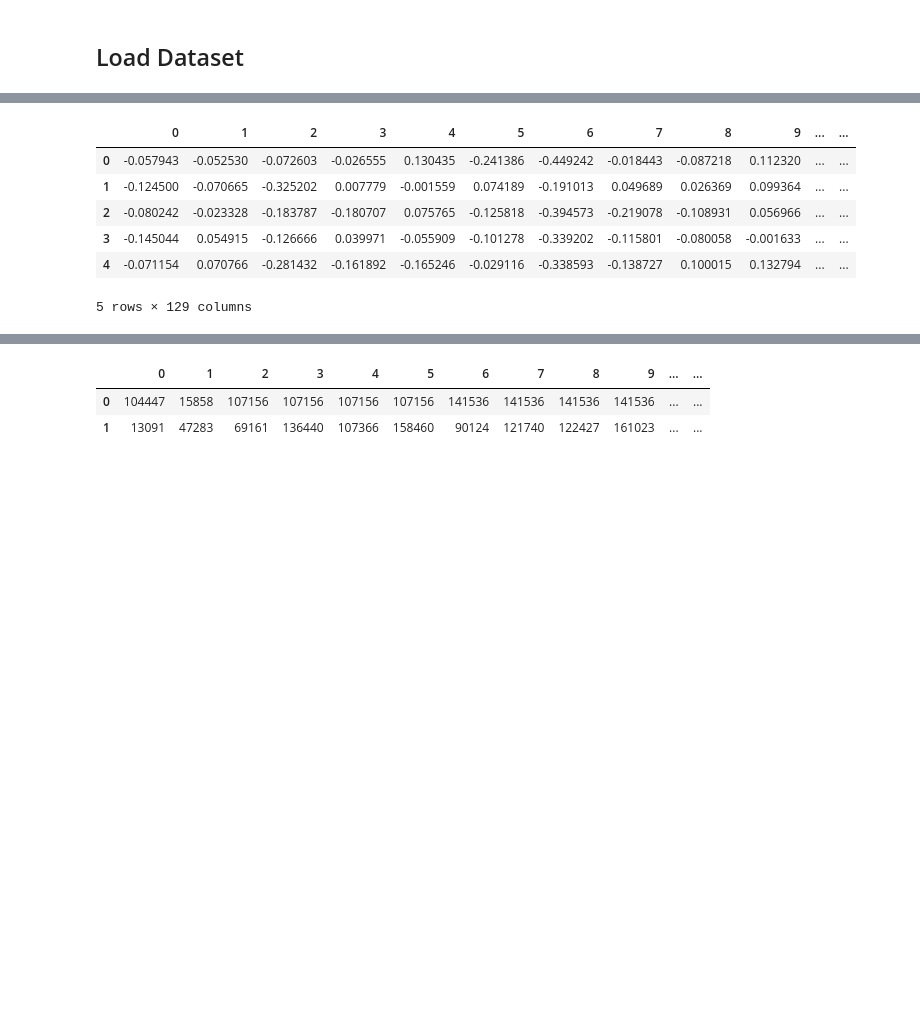
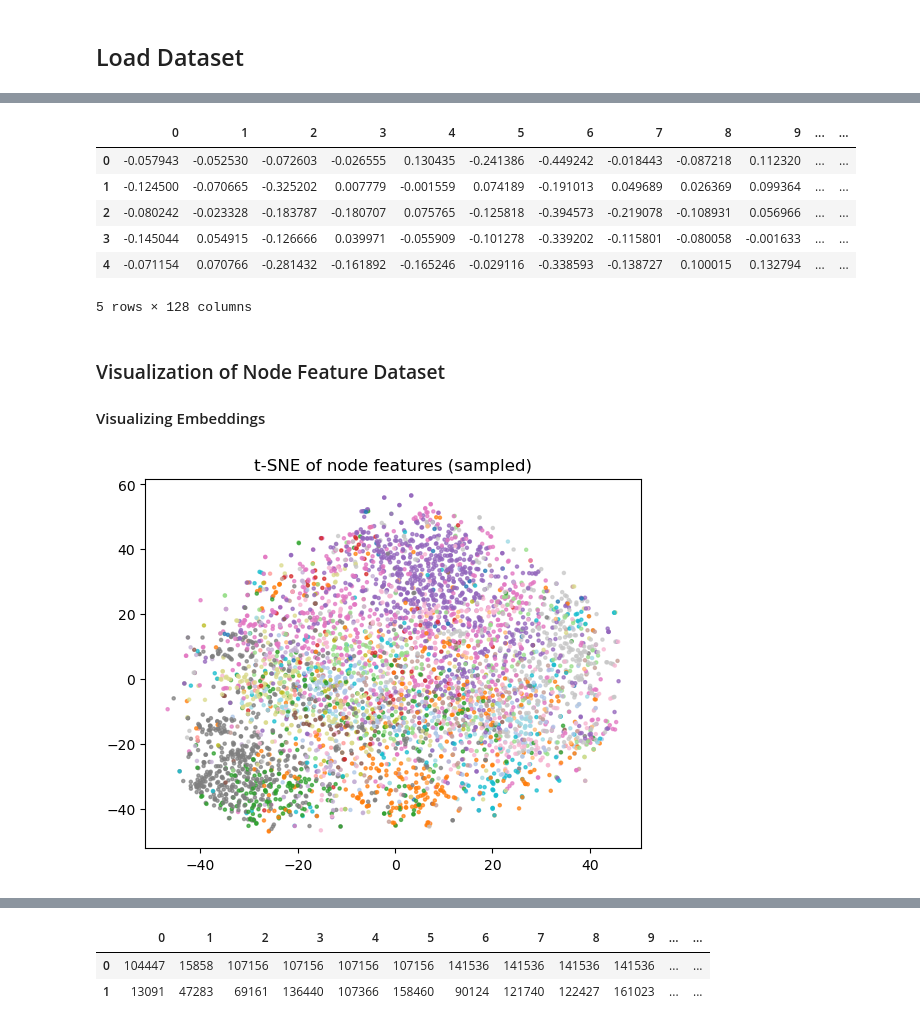
Before and after one commit to CodingWithJoseph/ClassificationBenchmarks, a Jupyter notebook: notebooks/ogb/01_eda_overview.ipynb, the cells around one changed output, grey strips where cells are left out. Cells and saved outputs as stored; diff of their text form; code cells hidden in the pictures; blank space fills up the shorter version.

```diff
--- a/notebooks/ogb/01_eda_overview.ipynb
+++ b/notebooks/ogb/01_eda_overview.ipynb
@@ -24,4 +119,3 @@ node_feat = pd.DataFrame(data=graph['node_feat'])
 edge_feat = pd.DataFrame(data=graph['edge_feat'])
 edge_index = pd.DataFrame(data=graph['edge_index'])
 node_year = pd.DataFrame(data=graph['node_year'])
-node_feat['label'] = labels.flatten()
@@ -34,4 +206,25 @@ node_feat.head()
 | 2 | -0.080242 | -0.023328 | -0.183787 | -0.180707 | 0.075765 | -0.125818 | -0.394573 | -0.219078 | -0.108931 | 0.056966 | ... | ... |
 | 3 | -0.145044 | 0.054915 | -0.126666 | 0.039971 | -0.055909 | -0.101278 | -0.339202 | -0.115801 | -0.080058 | -0.001633 | ... | ... |
 | 4 | -0.071154 | 0.070766 | -0.281432 | -0.161892 | -0.165246 | -0.029116 | -0.338593 | -0.138727 | 0.100015 | 0.132794 | ... | ... |
-5 rows × 129 columns
+5 rows × 128 columns
+# %% [markdown]
+### Visualization of Node Feature Dataset
+#### Visualizing Embeddings
+# %%
+sample_size = 5000
+
+X = node_feat.values
+y = labels.label.values
+
+idx = np.random.choice(X.shape[0], sample_size, replace=False)
+X_sample = X[idx]
+y_sample = y[idx]
+
+tsne = TSNE(n_components=2, random_state=42, perplexity=30)
+X_2d = tsne.fit_transform(X_sample)
+
+plt.scatter(X_2d[:, 0], X_2d[:, 1], c=y_sample, cmap="tab20", s=5, alpha=0.7)
+plt.title("t-SNE of node features (sampled)")
+plt.show()
+# %% [output]
+[figure, added]
```
Also changed, not shown: parts of 30 cells of this notebook, 5 other files.
